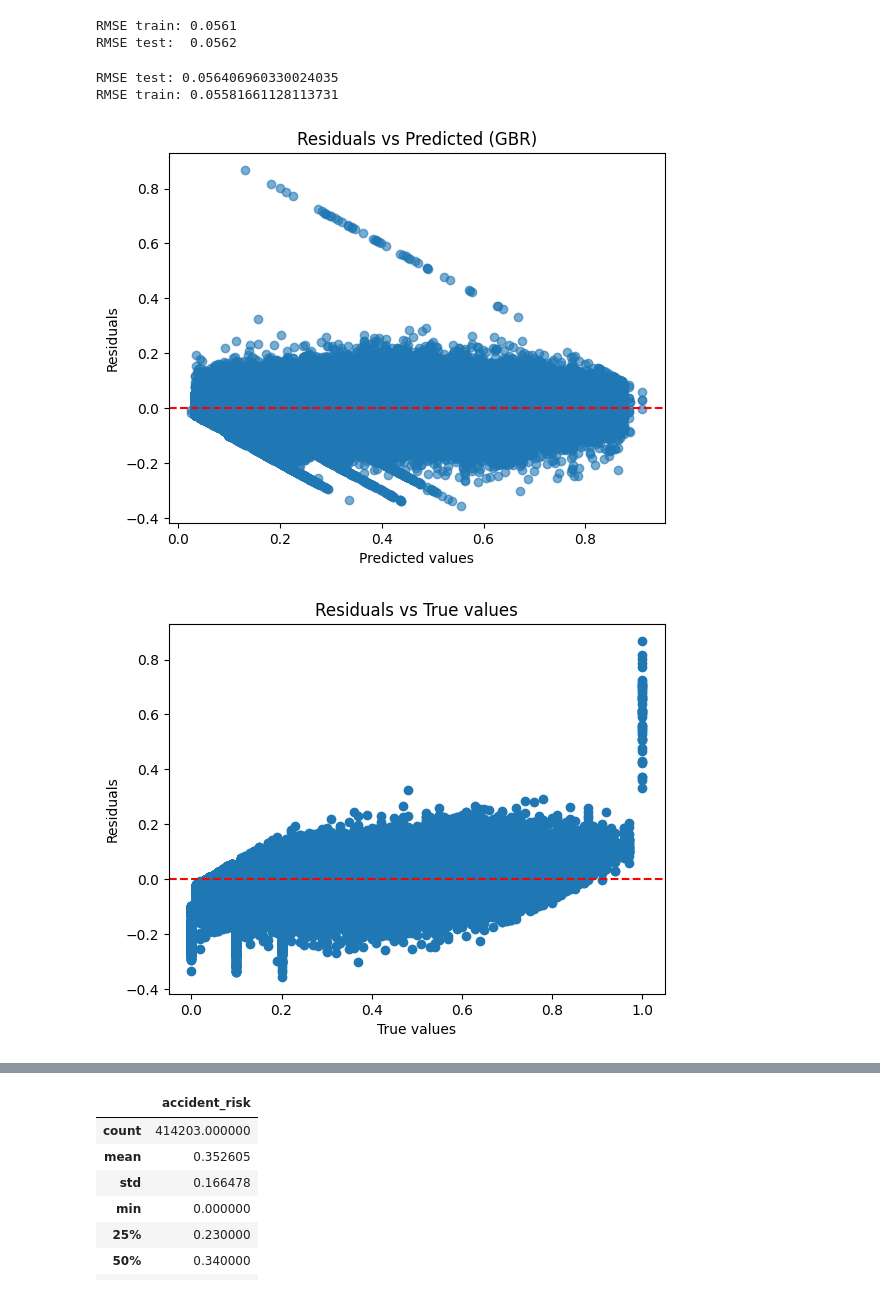
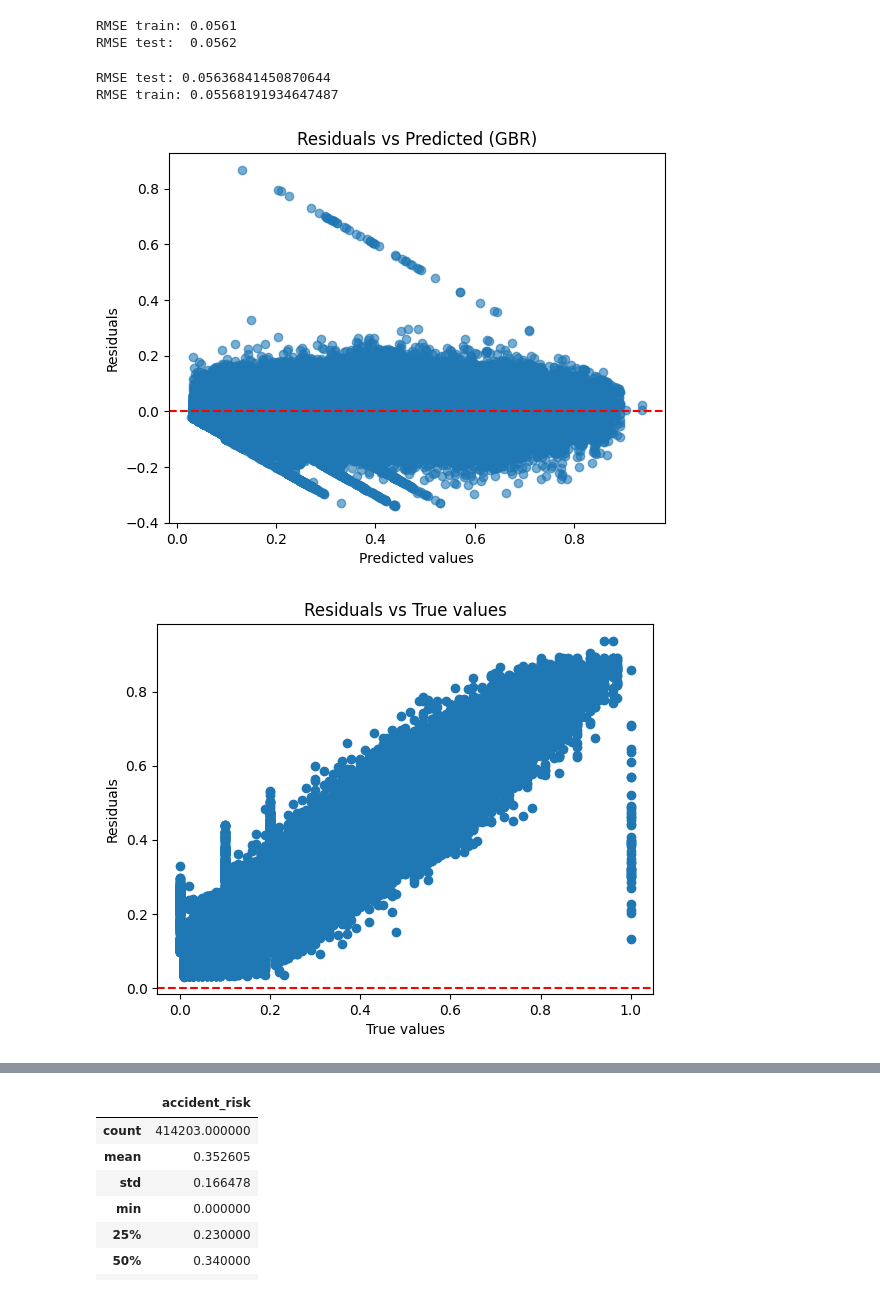
Before and after one commit to fonsecagabriella/kaggle, a Jupyter notebook: 10_predicting_road_accident_risk/01_models.ipynb, the cells around one changed output, grey strips where cells are left out. Saved outputs shown, nothing was run; the diff lists cells and outputs as text; code cells hidden in the pictures.

```diff
--- a/10_predicting_road_accident_risk/01_models.ipynb
+++ b/10_predicting_road_accident_risk/01_models.ipynb
@@ -149,14 +149,6 @@ def new_features(df):
     df["curvature_sqrt"] = np.sqrt(np.abs(df["curvature"]))
     df["log_speed"] = np.log1p(df["speed_limit"].astype(float))
 
-    # ---- Interaction terms ----
-    df["curv_x_night"] = df["curvature"] * df["is_lighting_night"] * 3
-    df["curv_x_spd"] = df["curvature"] * df["speed_limit"].astype(float)
-    df["curv_x_spdxnight"] = df["curvature"] * df["speed_limit"].astype(float) * df["is_lighting_night"] * 3
-    df["night_x_spd"] = df["is_lighting_night"] * df["speed_limit"].astype(float)
-    df["curv_x_weather_rain"] = df["curvature"] * (df["weather"] == "rainy").astype(int)
-    df["curv_x_weather_fog"] = df["curvature"] * (df["weather"] == "foggy").astype(int)
-
     # ---- Ratio-based features ----
     df["curv_per_speed"] = df["curvature"] / (df["speed_limit"].astype(float) + 1e-6)
     df["speed_per_curv"] = df["speed_limit"].astype(float) / (np.abs(df["curvature"]) + 1e-6)
@@ -169,6 +161,14 @@ def new_features(df):
     df['accidents_bin'] = pd.cut(df['num_reported_accidents'], bins=[-float('inf'), 2, 3, 4, float('inf')],
                    labels=['<=2', '3', '4', '>=5'])
 
+    # ---- Interaction terms ----
+    df["curv_x_night"] = df["curvature"] * df["is_lighting_night"] * 3
+    df["curv_x_spd"] = df["curvature"] * df["speed_limit"].astype(float)
+    df["curv_x_spdxnight"] = df["curvature"] * df["speed_limit"].astype(float) * df["lighting_value"] * 3
+    df["night_x_spd"] = df["is_lighting_night"] * df["speed_limit"].astype(float)
+    df["curv_x_weather_rain"] = df["curvature"] * (df["weather"] == "rainy").astype(int)
+    df["curv_x_weather_fog"] = df["curvature"] * (df["weather"] == "foggy").astype(int)
+
     # ---- Composite risk proxy ----
     df["geo_risk_score"] = (
         df["curvature_sq"] * (1 + 0.5 * df["is_lighting_night"])
@@ -1014,6 +1023,6 @@ num_features
 # %%
-num_features = ["curv_x_spd","curv_x_spdxnight", "geo_risk_score", "night_x_spd", "is_lighting_night", "curv_x_weather_rain", "curv_x_weather_fog"]
-cat_features = ["is_speed_limit_over_60", "is_accidents_over_2"]
+num_features = ["curv_x_spd","curv_x_spdxnight", "geo_risk_score", "night_x_spd", "curv_x_weather_rain", "curv_x_weather_fog", "lighting_value", "holiday"]
+cat_features = ["accidents_bin", "is_speed_limit_over_60", "weather"]
 
 X_train_raw = pd.read_csv("data/train.csv")
 
@@ -1101,8 +1110,8 @@ y_pred_train = model_gbr.predict(X_train)
 print(f"RMSE test: {root_mean_squared_error(y_pred_test, y_test)}")
 print(f"RMSE train: {root_mean_squared_error(y_pred_train, y_train)}")
 # %% [output]
-RMSE test: 0.056406960330024035
-RMSE train: 0.05581661128113731
+RMSE test: 0.05636841450870644
+RMSE train: 0.05568191934647487
 # %%
 # plot residuals
 y_resid_train = y_train - y_pred_train
@@ -1114,16 +1123,16 @@ plt.ylabel("Residuals")
 plt.title("Residuals vs Predicted (GBR)")
 plt.show()
 # %% [output]
-[figure, old version]
+[figure, new version]
 # %%
-plt.scatter(y_train, y_resid_train)
+plt.scatter(y_train, y_pred_train)
 plt.axhline(0, color='red', linestyle='--')
 plt.xlabel("True values")
 plt.ylabel("Residuals")
 plt.title("Residuals vs True values")
 plt.show()
 # %% [output]
-[figure, old version]
+[figure, new version]
 # %%
 pre = model_gbr.named_steps["preprocessor"]
 feature_names = pre.get_feature_names_out()  # e.g. ["num__curvature", "cat__weather=rain", ...]
```
Also changed, not shown: parts of 27 cells of this notebook, 20 other files.
